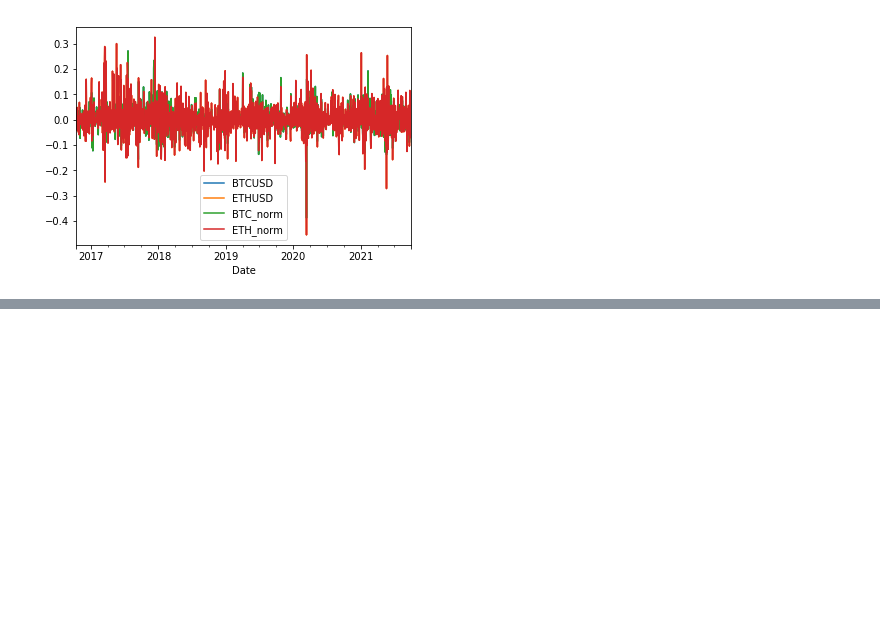
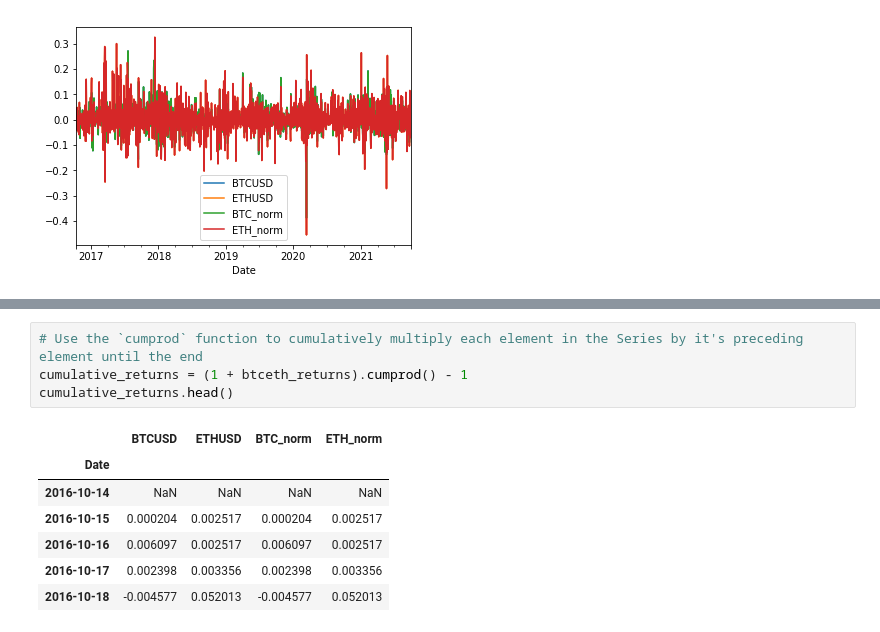
Before and after one commit to dcndn4/Project_1, a Jupyter notebook: Initial w gfdata.ipynb, the cells around one changed output, grey strips where cells are left out. Saved outputs shown, nothing was run; the diff lists cells and outputs as text; blank space fills up the shorter version.

```diff
--- a/Initial w gfdata.ipynb
+++ b/Initial w gfdata.ipynb
@@ -167,0 +178,12 @@ sns.heatmap(merged_BTCETH)
+# %%
+# Use the `cumprod` function to cumulatively multiply each element in the Series by it's preceding element until the end
+cumulative_returns = (1 + btceth_returns).cumprod() - 1
+cumulative_returns.head()
+# %% [output]
+|  | BTCUSD | ETHUSD | BTC_norm | ETH_norm |
+| Date |  |  |  |  |
+| 2016-10-14 | NaN | NaN | NaN | NaN |
+| 2016-10-15 | 0.000204 | 0.002517 | 0.000204 | 0.002517 |
+| 2016-10-16 | 0.006097 | 0.002517 | 0.006097 | 0.002517 |
+| 2016-10-17 | 0.002398 | 0.003356 | 0.002398 | 0.003356 |
+| 2016-10-18 | -0.004577 | 0.052013 | -0.004577 | 0.052013 |
```
Also changed, not shown: parts of 3 cells of this notebook, 2 other files.
